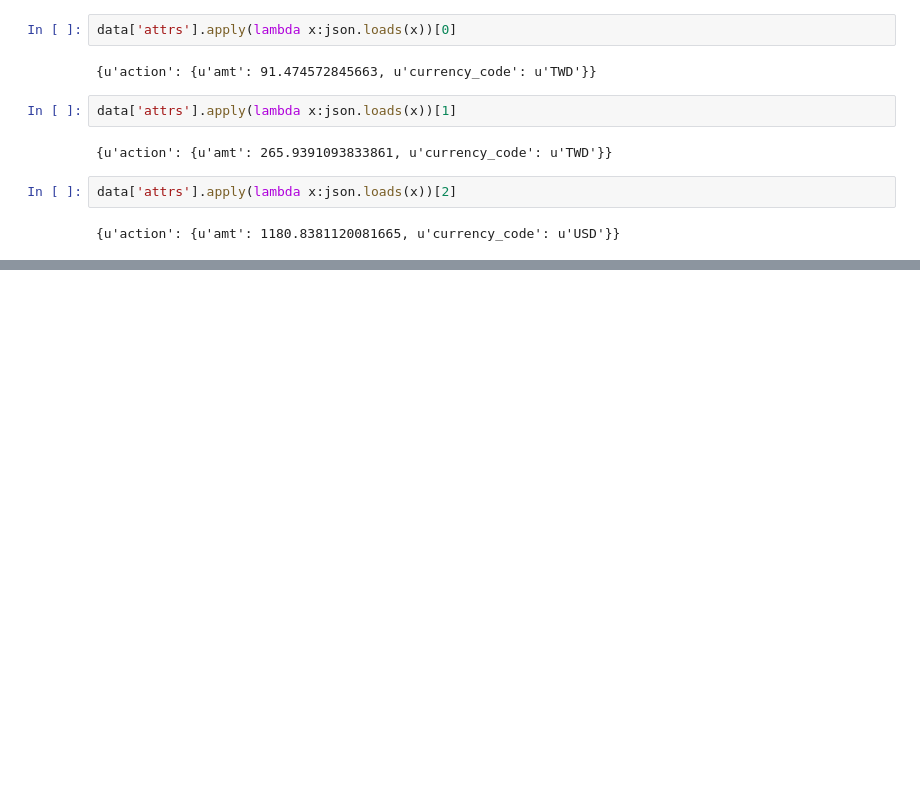
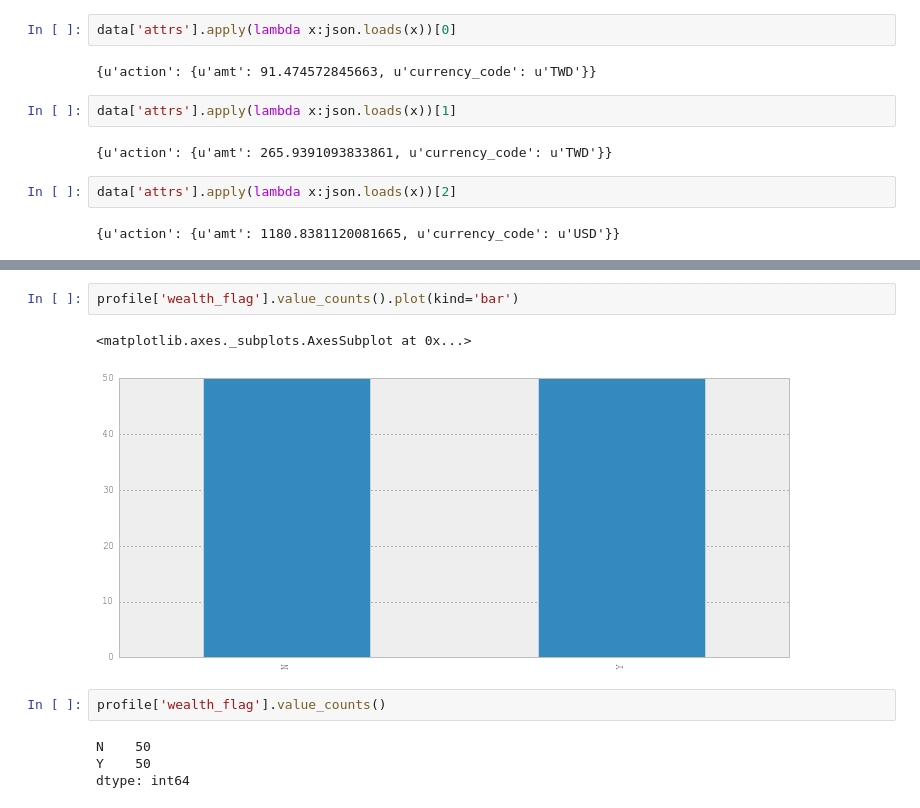
Before and after one commit to shiaukuan/hackntu_2017, a Jupyter notebook: hackntu_dataset.ipynb, the cells around one changed output, grey strips where cells are left out. Saved outputs shown, nothing was run; the diff lists cells and outputs as text; blank space fills up the shorter version.

```diff
--- a/hackntu_dataset.ipynb
+++ b/hackntu_dataset.ipynb
@@ -202,0 +302,11 @@ data['attrs'].apply(lambda x:json.loads(x))[2]
+# %%
+profile['wealth_flag'].value_counts().plot(kind='bar')
+# %% [output]
+<matplotlib.axes._subplots.AxesSubplot at 0x...>
+[figure, added]
+# %%
+profile['wealth_flag'].value_counts()
+# %% [output]
+N    50
+Y    50
+dtype: int64
```
Also changed, not shown: parts of 23 cells of this notebook.
